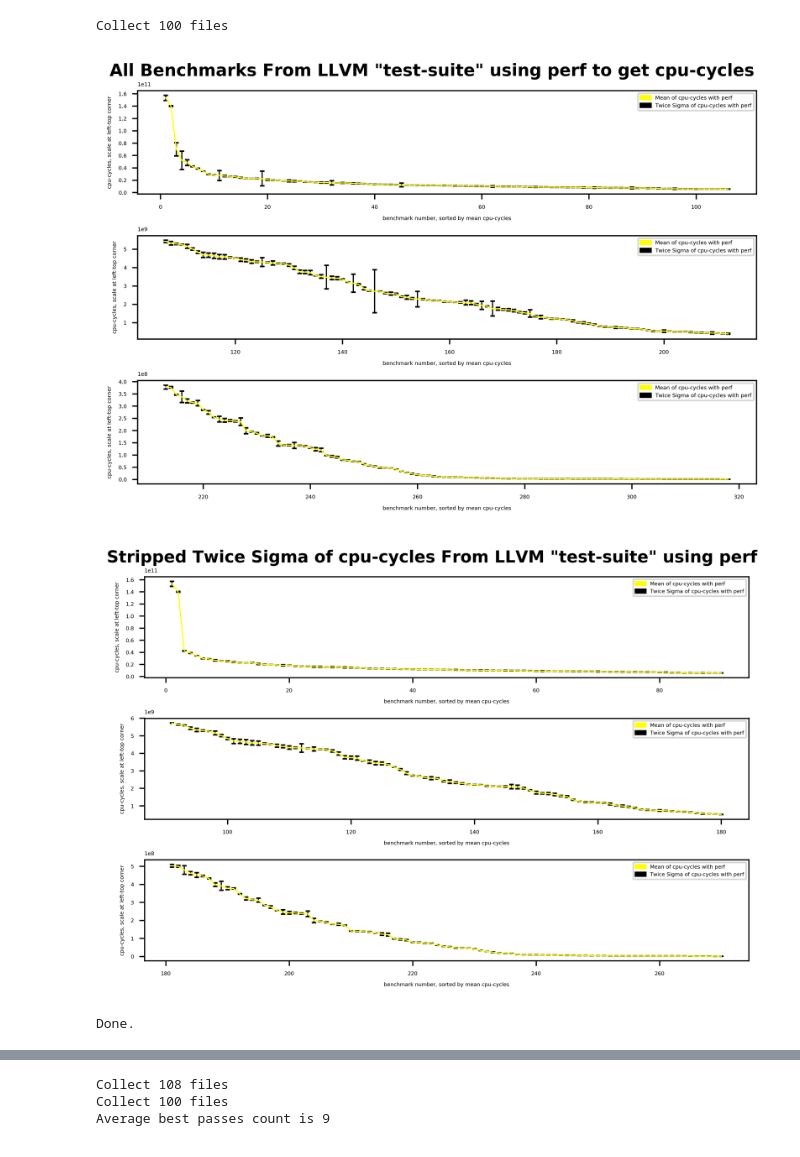
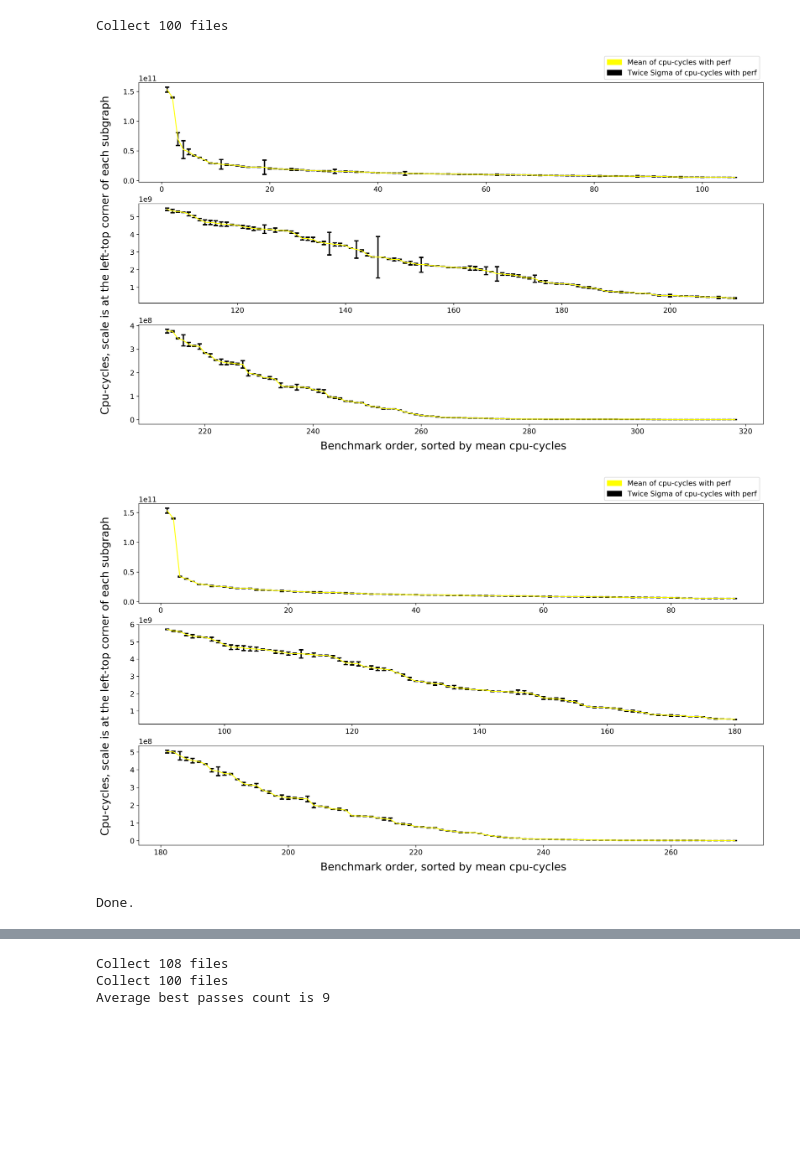
Before and after one commit to JaredCJR/ThesisTools, a Jupyter notebook: RandomSelect/LLVMTestSuiteScript/GraphGen/genGraphAnalysis.ipynb, the cells around one changed output, grey strips where cells are left out. Cells and saved outputs as stored; diff of their text form; code cells hidden in the pictures; blank space fills up the shorter version.

Commit message:
Revise the sigma graph and lower the DPI to 300

```diff
--- a/RandomSelect/LLVMTestSuiteScript/GraphGen/genGraphAnalysis.ipynb
+++ b/RandomSelect/LLVMTestSuiteScript/GraphGen/genGraphAnalysis.ipynb
@@ -5,6 +5,7 @@ import glob
 import numpy as np
 import matplotlib.pyplot as plt
 import matplotlib.patches as mpatches
+import matplotlib.pylab as pylab
 import statistics
 from operator import itemgetter
 
@@ -212,7 +213,17 @@ class GraphDrawer:
     """
     Input: InputDict from genCycleStdDeviation()
     """
-    def DrawLineChartWithError(self, Title, InputDict, meanKey, sigmaKey):
+    def DrawLineChartWithError(self, Title, SaveName, InputDict, meanKey, sigmaKey):
+        plt.rc('font', size=5)
+        params = {'legend.fontsize': 12,
+            'figure.figsize': (15, 8.5),
+            'axes.labelsize': 12,
+            'axes.titlesize':12,
+            'xtick.labelsize':12,
+            'ytick.labelsize':12,}
+        pylab.rcParams.update(params)
+        fig = plt.figure(dpi=300)
+
         x = range(1, len(InputDict.keys())+1)
         y = []
         # twice sigma is about 95% of the data
@@ -231,23 +242,24 @@ class GraphDrawer:
         # Split into three line chart
         splitCount = 3
         step = len(x) // splitCount
-        plt.rc('font', size=3.5)
-        fig = plt.figure(dpi=600)
-        fig.suptitle(Title, fontweight='bold', fontsize=11, y=1.03)
+
+        #fig.suptitle(Title, fontweight='bold', fontsize=11, y=1.03)
         mean_patch = mpatches.Patch(color='yellow', label='Mean of cpu-cycles with perf')
         sigma_patch = mpatches.Patch(color='black', label='Twice Sigma of cpu-cycles with perf')
         for i in range(splitCount):
             ax = fig.add_subplot(3,1,i+1)
-            ax.set_ylabel('cpu-cycles, scale at left-top corner')
-            ax.set_xlabel('benchmark number, sorted by mean cpu-cycles')
             indexStart = i*step
             indexEnd = (i+1)*step
             ax.errorbar(x[indexStart:indexEnd], y[indexStart:indexEnd], yerr=symmetricError[indexStart:indexEnd]
-                        , fmt='-', ecolor='black', capsize=1.5,  linewidth=0.75, color='yellow')
-            plt.legend(handles=[mean_patch, sigma_patch])
+                        , fmt='-', ecolor='black', capsize=3.5,  elinewidth=2.2, capthick=2.2, color='yellow')
+            if i == 0:
+                plt.legend( handles=[mean_patch, sigma_patch], bbox_to_anchor=(1.0, 1.3))
+        fig.text(-0.022, 0.5, 'Cpu-cycles, scale is at the left-top corner of each subgraph', fontsize=18, ha='center', va='center', rotation='vertical')
+        fig.text(0.5, -0.022, 'Benchmark order, sorted by mean cpu-cycles', fontsize=18, ha='center', va='center')
+
         plt.tight_layout()
         plt.show()
-        fig.savefig(self.OutputLoc + Title + ".png", dpi=fig.dpi, bbox_inches='tight')
+        fig.savefig(self.OutputLoc + SaveName, dpi=fig.dpi, bbox_inches='tight')
 
     # Helper method
     def GraphGenerator_AutoLabel(self, rects, ax, location):
@@ -288,7 +300,7 @@ class GraphDrawer:
                 y2.append(MultiCoreBnechmark[1])
         '''Draw'''
         plt.rc('font', size=2.5)
-        fig = plt.figure(dpi=600)
+        fig = plt.figure(dpi=300)
         width = 0.27 # the width of the barspass
 
         # Split into two bar chart
@@ -372,7 +384,7 @@ class GraphDrawer:
         Draw two-bar chart
         '''
         plt.rc('font', size=3)
-        fig = plt.figure(dpi=600)
+        fig = plt.figure(dpi=300)
         width = 0.27 # the width of the barspass
 
         # Split into two bar chart
@@ -460,7 +472,7 @@ class GraphDrawer:
         Draw two-bar chart
         '''
         plt.rc('font', size=3)
-        fig = plt.figure(dpi=600)
+        fig = plt.figure(dpi=300)
         width = 0.20 # the width of the bars
 
         # Split into two bar chart
@@ -562,38 +574,41 @@ if __name__ == '__main__':
     stdBenchmarks = benchmarks.genFullInfo(StdFiles)
     '''
     Draw the mean and sigma graph based on full info
     '''
     # Use FullInfo to generate standard deviation
     MeanAndSigmaDict, SortedSigmaList= benchmarks.genCycleStdDeviation(stdBenchmarks)
     # Use arranged data to draw graph
     drawer = GraphDrawer()
-    drawer.DrawLineChartWithError("All Benchmarks From LLVM \"test-suite\" using perf to get cpu-cycles",
+    # All Benchmarks From LLVM "test-suite" using perf to get cpu-cycles
+    drawer.DrawLineChartWithError("", "PreExperiments_test-suite_all_sigma.png",
                                   MeanAndSigmaDict, "cpu-cycles-mean", "cpu-cycles-sigma")
     '''
     Strip the full info based on mean and sigma
     '''
     # Remove the benchmarks that their sigma affects too much
-    # In our case, the sigma threshold = 3%
+    # In our case, the sigma threshold = 3%.
+    # 15% of the data has to be removed. You can see the result in next code section's result.
     stripStdBenchmarks = benchmarks.stripSignificantSigmaWithFullInfo(stdBenchmarks, SortedSigmaList, 0.15, "./output/RemovedStdBenchmarkSigma")
     '''
     Draw the mean and sigma graph based on the new full info
     '''
     # Use FullInfo to generate standard deviation
     MeanAndSigmaDict, SortedSigmaList= benchmarks.genCycleStdDeviation(stripStdBenchmarks)
     # Use arranged data to draw graph
-    drawer.DrawLineChartWithError("Stripped Twice Sigma of cpu-cycles From LLVM \"test-suite\" using perf",
+    # Stripped Twice Sigma of cpu-cycles From LLVM "test-suite" using perf
+    drawer.DrawLineChartWithError("", "PreExperiments_test-suite_stripped_twice_sigma.png",
                                   MeanAndSigmaDict, "cpu-cycles-mean", "cpu-cycles-sigma")
     '''
     Record the real measurable benchmarks
     '''
     benchmarks.RecordMeasurableBenchmarks(MeanAndSigmaDict, "./output/newMeasurableStdBenchmarkMeanAndSigma")
 
 
     print("Done.")
 # %% [output]
 Collect 100 files
-[figure, old version]
+[figure, new version]
-[figure, old version]
+[figure, new version]
 Done.
 # %%
 #!/usr/bin/python3
```
Also changed, not shown: parts of 1 cell of this notebook, 6 other files.
